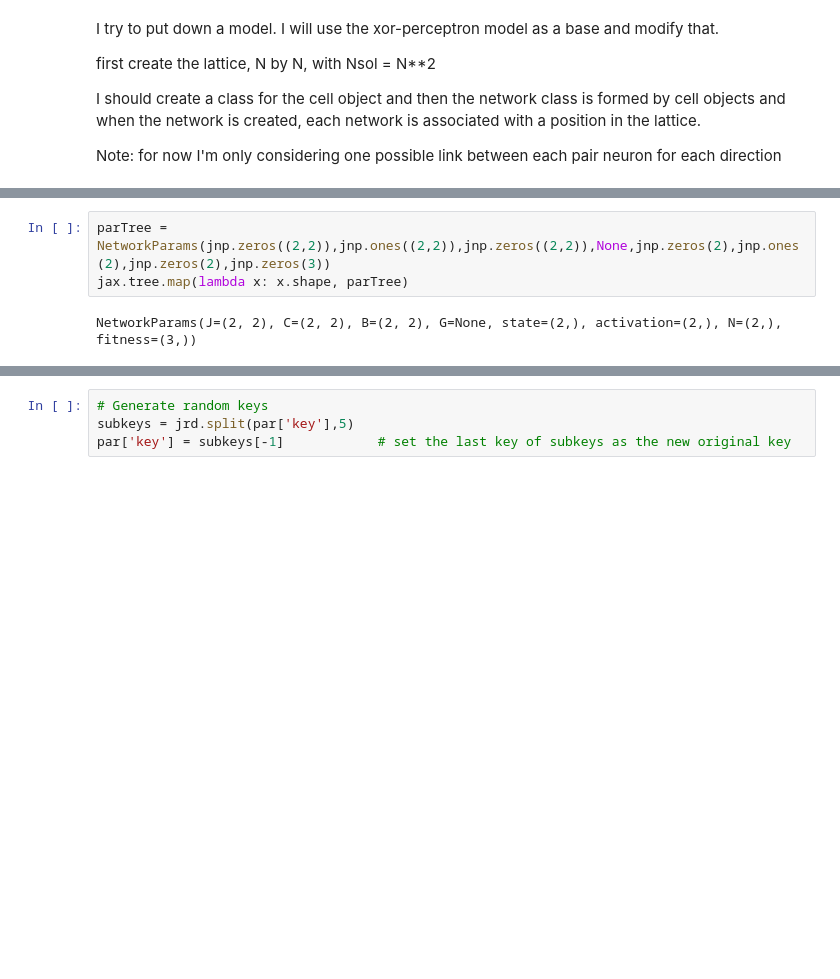
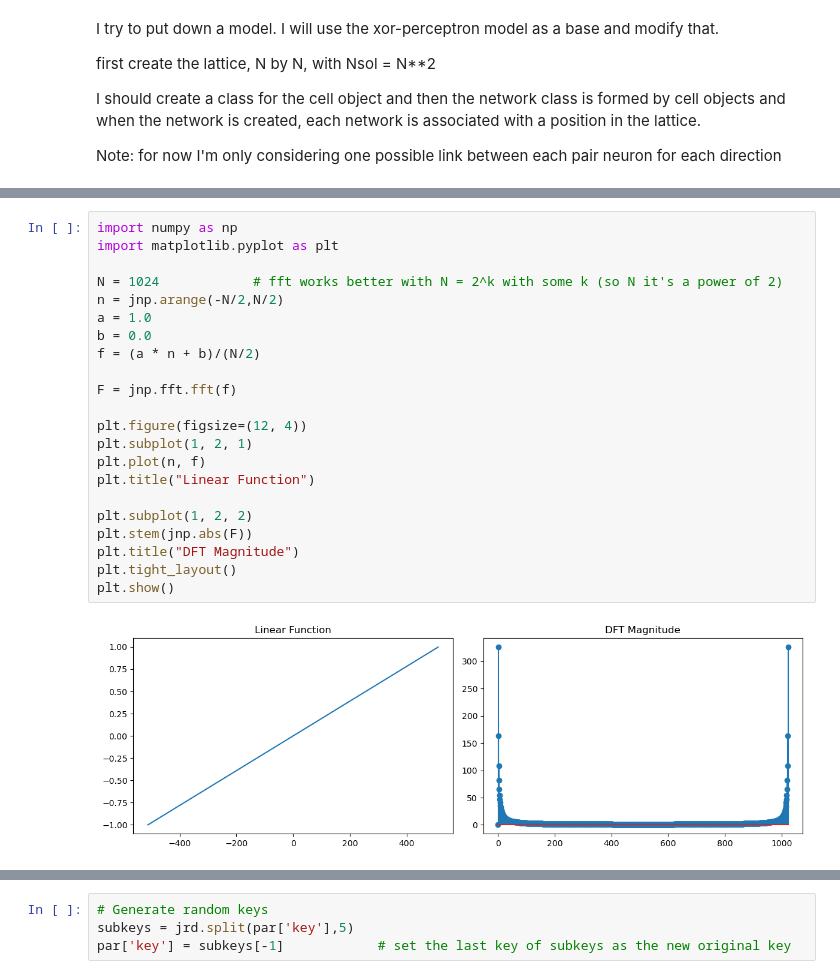
Before and after one commit to pietromalagoli/NeuronEvolution, a Jupyter notebook: main/model_jaxed.ipynb, the cells around one changed output, grey strips where cells are left out. Saved outputs shown, nothing was run; the diff lists cells and outputs as text; blank space fills up the shorter version.

```diff
--- a/main/model_jaxed.ipynb
+++ b/main/model_jaxed.ipynb
@@ -149,5 +149,24 @@ IndentationError: unindent does not match any outer indentation level (<string>,
-# %%
-parTree = NetworkParams(jnp.zeros((2,2)),jnp.ones((2,2)),jnp.zeros((2,2)),None,jnp.zeros(2),jnp.ones(2),jnp.zeros(2),jnp.zeros(3))
-jax.tree.map(lambda x: x.shape, parTree)
-# %% [output]
-NetworkParams(J=(2, 2), C=(2, 2), B=(2, 2), G=None, state=(2,), activation=(2,), N=(2,), fitness=(3,))
+# %%
+import numpy as np
+import matplotlib.pyplot as plt
+
+N = 1024            # fft works better with N = 2^k with some k (so N it's a power of 2)
+n = jnp.arange(-N/2,N/2)
+a = 1.0
+b = 0.0
+f = (a * n + b)/(N/2)
+
+F = jnp.fft.fft(f)
+
+plt.figure(figsize=(12, 4))
+plt.subplot(1, 2, 1)
+plt.plot(n, f)
+plt.title("Linear Function")
+
+plt.subplot(1, 2, 2)
+plt.stem(jnp.abs(F))
+plt.title("DFT Magnitude")
+plt.tight_layout()
+plt.show()
+# %% [output]
+[figure, added]
```
Also changed, not shown: parts of 12 cells of this notebook.
